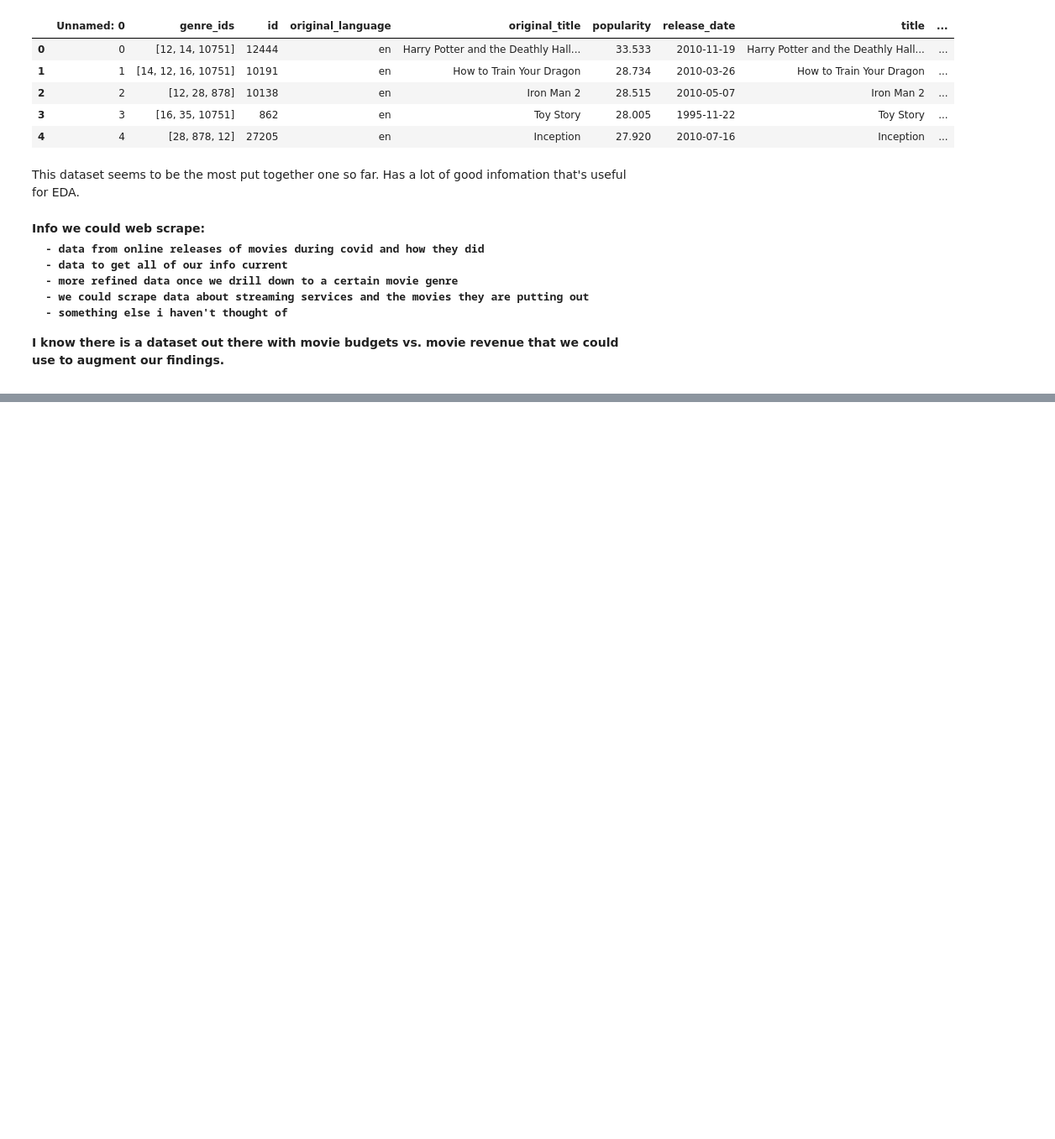
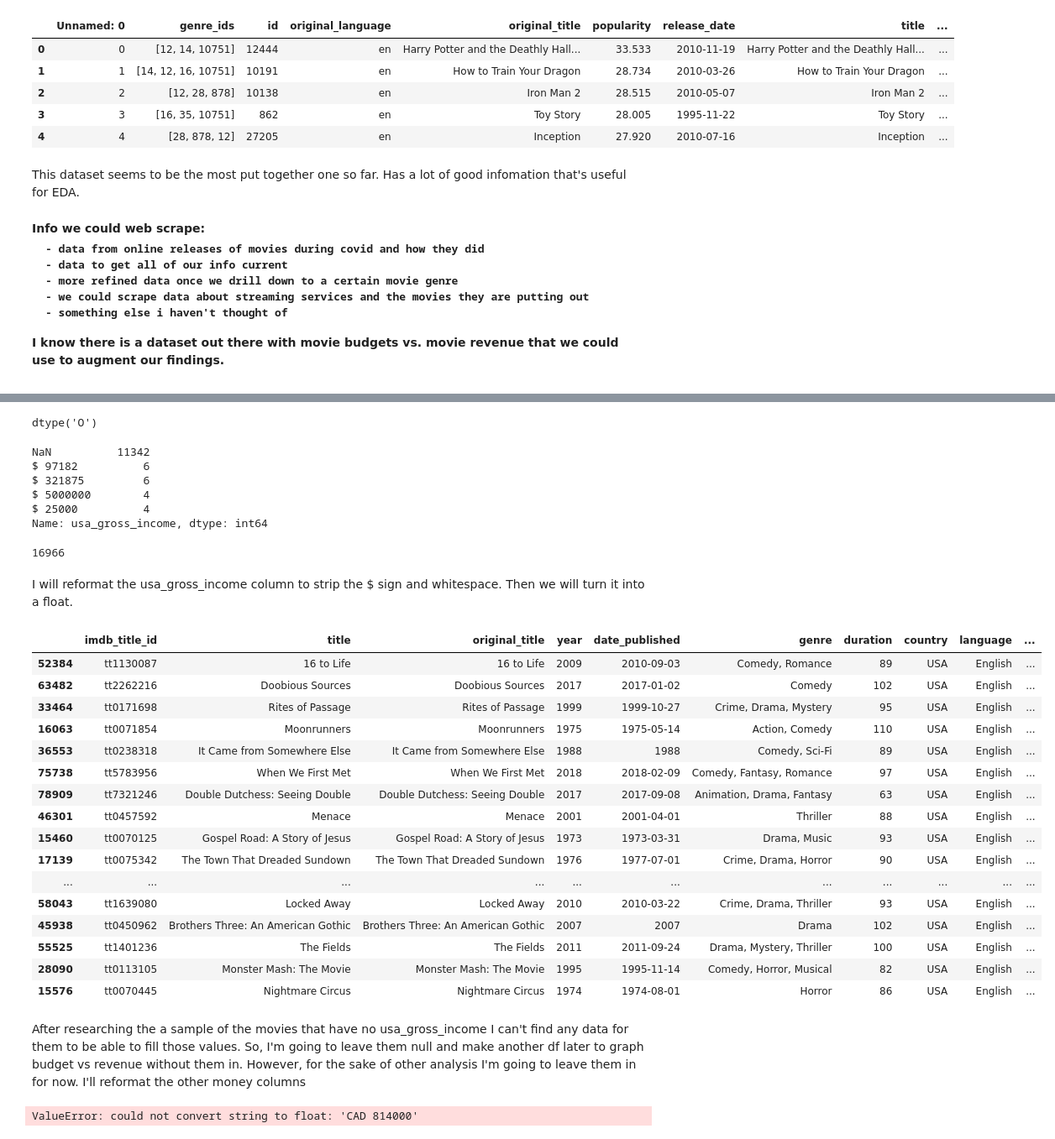
Before and after one commit to Kkies/movie-market-analysis, a Jupyter notebook: kyle_wip.ipynb, the cells around one changed output, grey strips where cells are left out. Shown: that part at 84% size. Saved outputs shown, nothing was run; the diff lists cells and outputs as text; code cells hidden in the pictures; blank space fills up the shorter version.

```diff
--- a/kyle_wip.ipynb
+++ b/kyle_wip.ipynb
@@ -220,0 +313,2 @@ I know there is a dataset out there with movie budgets vs. movie revenue that we
+# %%
+imdb_movies_2019_df = pd.read_csv('up_to 2019_imdb_data/IMDB movies.csv')
@@ -220,0 +390,2 @@ I know there is a dataset out there with movie budgets vs. movie revenue that we
+# %%
+imdb_movies_2019_USA_df = imdb_movies_2019_df.copy().query("country == 'USA' & language == 'English'")
@@ -220,0 +394,2 @@ I know there is a dataset out there with movie budgets vs. movie revenue that we
+# %%
+imdb_movies_2019_USA_df = imdb_movies_2019_USA_df.query("year >= 1970")
@@ -220,0 +418,47 @@ I know there is a dataset out there with movie budgets vs. movie revenue that we
+# %%
+imdb_movies_2019_USA_df['usa_gross_income'].dtype
+# %% [output]
+dtype('O')
+# %%
+imdb_movies_2019_USA_df['usa_gross_income'].value_counts(dropna = False).head()
+# %% [output]
+NaN          11342
+$ 97182          6
+$ 321875         6
+$ 5000000        4
+$ 25000          4
+Name: usa_gross_income, dtype: int64
+# %%
+imdb_movies_2019_USA_df.shape[0]
+# %% [output]
+16966
+# %% [markdown]
+I will reformat the usa_gross_income column to strip the $ sign and whitespace. Then we will turn it into a float.
+# %%
+imdb_movies_2019_USA_df['usa_gross_income'] = imdb_movies_2019_USA_df['usa_gross_income'].str.replace('$','').str.strip().astype(float)
+# %%
+imdb_movies_2019_USA_df.query('usa_gross_income != usa_gross_income').sample(20)
+# %% [output]
+|  | imdb_title_id | title | original_title | year | date_published | genre | duration | country | language | ... |
+| 52384 | tt1130087 | 16 to Life | 16 to Life | 2009 | 2010-09-03 | Comedy, Romance | 89 | USA | English | ... |
+| 63482 | tt2262216 | Doobious Sources | Doobious Sources | 2017 | 2017-01-02 | Comedy | 102 | USA | English | ... |
+| 33464 | tt0171698 | Rites of Passage | Rites of Passage | 1999 | 1999-10-27 | Crime, Drama, Mystery | 95 | USA | English | ... |
+| 16063 | tt0071854 | Moonrunners | Moonrunners | 1975 | 1975-05-14 | Action, Comedy | 110 | USA | English | ... |
+| 36553 | tt0238318 | It Came from Somewhere Else | It Came from Somewhere Else | 1988 | 1988 | Comedy, Sci-Fi | 89 | USA | English | ... |
+| 75738 | tt5783956 | When We First Met | When We First Met | 2018 | 2018-02-09 | Comedy, Fantasy, Romance | 97 | USA | English | ... |
+| 78909 | tt7321246 | Double Dutchess: Seeing Double | Double Dutchess: Seeing Double | 2017 | 2017-09-08 | Animation, Drama, Fantasy | 63 | USA | English | ... |
+| 46301 | tt0457592 | Menace | Menace | 2001 | 2001-04-01 | Thriller | 88 | USA | English | ... |
+| 15460 | tt0070125 | Gospel Road: A Story of Jesus | Gospel Road: A Story of Jesus | 1973 | 1973-03-31 | Drama, Music | 93 | USA | English | ... |
+| 17139 | tt0075342 | The Town That Dreaded Sundown | The Town That Dreaded Sundown | 1976 | 1977-07-01 | Crime, Drama, Horror | 90 | USA | English | ... |
+| ... | ... | ... | ... | ... | ... | ... | ... | ... | ... | ... |
+| 58043 | tt1639080 | Locked Away | Locked Away | 2010 | 2010-03-22 | Crime, Drama, Thriller | 93 | USA | English | ... |
+| 45938 | tt0450962 | Brothers Three: An American Gothic | Brothers Three: An American Gothic | 2007 | 2007 | Drama | 102 | USA | English | ... |
+| 55525 | tt1401236 | The Fields | The Fields | 2011 | 2011-09-24 | Drama, Mystery, Thriller | 100 | USA | English | ... |
+| 28090 | tt0113105 | Monster Mash: The Movie | Monster Mash: The Movie | 1995 | 1995-11-14 | Comedy, Horror, Musical | 82 | USA | English | ... |
+| 15576 | tt0070445 | Nightmare Circus | Nightmare Circus | 1974 | 1974-08-01 | Horror | 86 | USA | English | ... |
+# %% [markdown]
+After researching the a sample of the movies that have no usa_gross_income I can't find any data for them to be able to fill those values. So, I'm going to leave them null and make another df later to graph budget vs revenue without them in. However, for the sake of other analysis I'm going to leave them in for now. I'll reformat the other money columns
+# %%
+imdb_movies_2019_USA_df['budget'].str.replace('$','').str.strip().astype(float)
+# %% [output]
+ValueError: could not convert string to float: 'CAD 814000'
```
Also changed, not shown: parts of 91 cells of this notebook.
